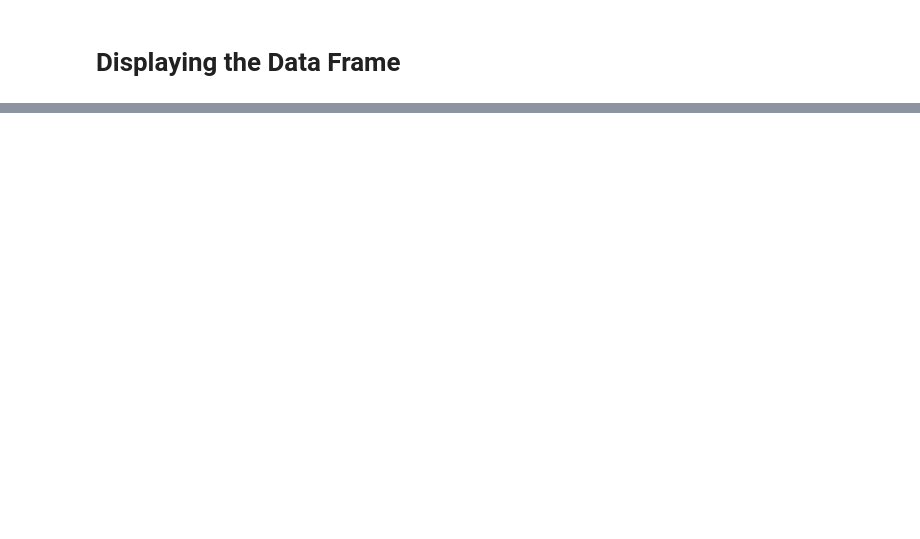
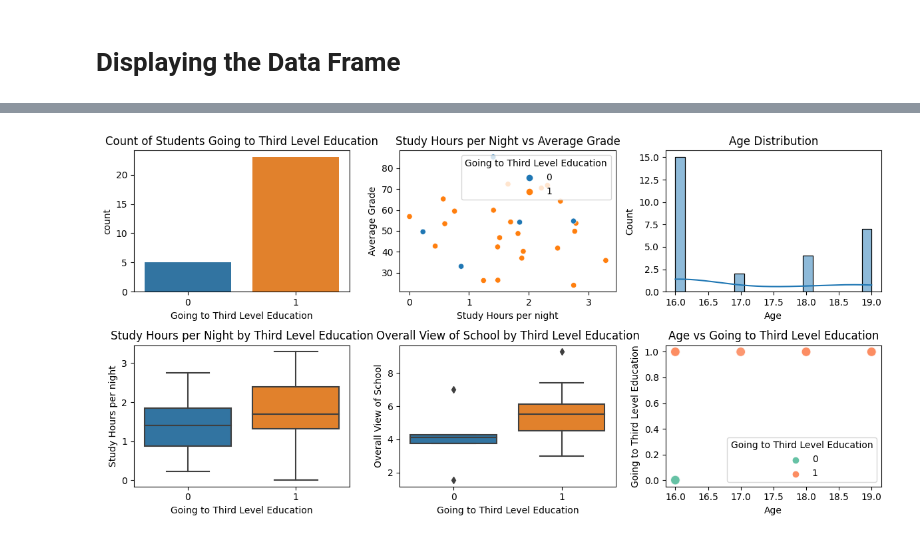
Before and after one commit to darachg22/ProjectOne, a Jupyter notebook: DarachGorham.ProjectOne.ipynb, the cells around one changed output, grey strips where cells are left out. Cells and saved outputs as stored; diff of their text form; code cells hidden in the pictures; blank space fills up the shorter version.

Commit message:
Updated notebook with plotting functions inserted. Relative and useful plote need to be considered before submission.

```diff
--- a/DarachGorham.ProjectOne.ipynb
+++ b/DarachGorham.ProjectOne.ipynb
@@ -154,0 +167,32 @@ df
+# %%
+plt.figure(figsize=(12, 6))
+plt.subplot(2, 3, 1)
+sns.countplot(x='Going to Third Level Education', data=df)
+plt.title('Count of Students Going to Third Level Education')
+
+plt.subplot(2, 3, 2)
+sns.scatterplot(x='Study Hours per night', y='Average Grade', data=df, hue='Going to Third Level Education')
+plt.title('Study Hours per Night vs Average Grade')
+
+plt.subplot(2, 3, 3)
+sns.histplot(df['Age'], bins=20, kde=True)
+plt.title('Age Distribution')
+
+plt.subplot(2, 3, 4)
+sns.boxplot(x='Going to Third Level Education', y='Study Hours per night', data=df)
+plt.title('Study Hours per Night by Third Level Education')
+
+plt.subplot(2, 3, 5)
+sns.boxplot(x='Going to Third Level Education', y='Overall View of School', data=df)
+plt.title('Overall View of School by Third Level Education')
+
+plt.subplot(2, 3, 6)
+sns.scatterplot(x='Age', y='Going to Third Level Education', data=df, hue='Going to Third Level Education', palette='Set2', alpha=0.7, marker='o', s=100)
+plt.title('Age vs Going to Third Level Education')
+plt.xlabel('Age')
+plt.ylabel('Going to Third Level Education')
+
+plt.tight_layout()
+plt.show()
+# %% [output]
+[figure, added]
```
Also changed, not shown: parts of 7 cells of this notebook.
